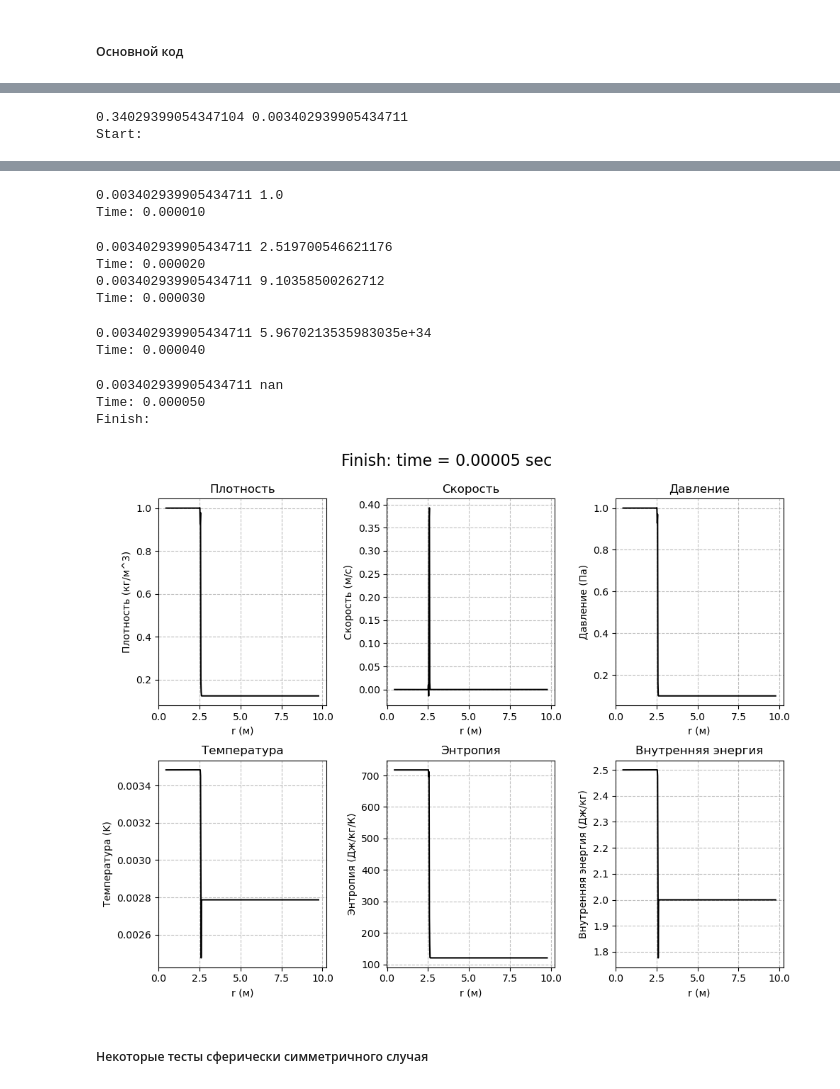
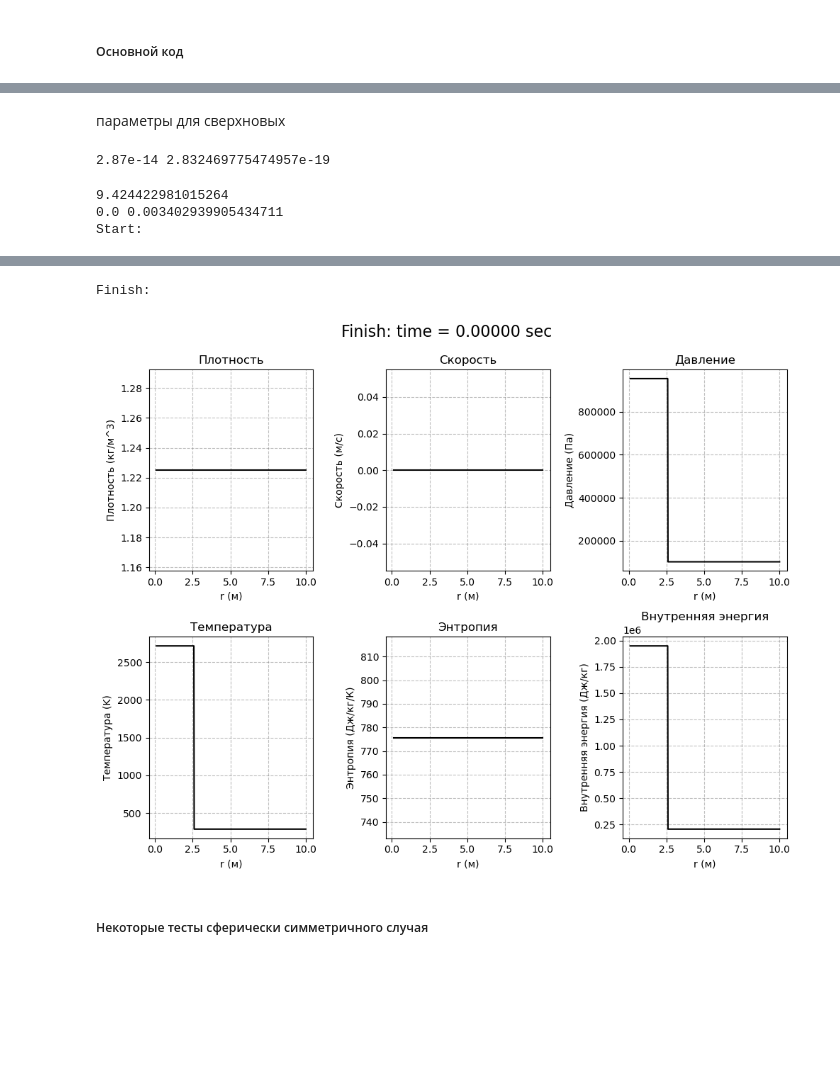
Before and after one commit to MathZIVota/Simulation-of-radio-emission-from-supernova-, a Jupyter notebook: cases/remnant/programs/RK4_fluids_basic Spheric.ipynb, the cells around one changed output, grey strips where cells are left out. Saved outputs shown, nothing was run; the diff lists cells and outputs as text; code cells hidden in the pictures; blank space fills up the shorter version.

Commit message:
ADD: warning - add section Sedov -> radioemission.tex, RK4__Spheric add parameters Sedov  explosion and supernovae explosion
While the text is in the file "radiosynch"

```diff
--- a/cases/remnant/programs/RK4_fluids_basic Spheric.ipynb
+++ b/cases/remnant/programs/RK4_fluids_basic Spheric.ipynb
@@ -113,3 +124,30 @@ def Visualization(r, rho, u, p, T, S, e, message : str, time):
+# %% [markdown]
+параметры для сверхновых
+# %%
+r_Min = 0.1 # м главное чтобы было много меньше расчетной области
+r_Bound = 4 * r_Min # область выделения энергии: r_Min < r_Bound <<
+r_Max = 1e9
+# 1e9 - 1e11(м)(несколько световых секунд) - для расчета первых секуд
+# 1e15(м)(0.1 светового года) - для моделирования дней и месяцев
+
+N_points = 1000 # для начала (но зависит от используемых размеров r_Max и требуемой точности)
+
+e_explosion = 1e37# Дж до 1e40...
+
+gamma = 1.4
+
+#p = e_explosion*(gamma - 1)/(4*np.pi*r_Min**3/3)
+
+rho_matter = 1e-18 # кг / м^3  до 1e-22.. (зависит от околозвездного вещества)
+
+# p = rho * R * T
+R = 287 # Дж / (кг*К)
+T = 100 # К от 10 до 100 в межзвездном веществе
+p = T * rho_matter * R
+
+print(p, p/p_atm)
+# %% [output]
+2.87e-14 2.832469775474957e-19
 # %%
 
 def calculate_temperature_and_entropy(rho, p, gamma):
@@ -122,21 +160,24 @@ def calculate_temperature_and_entropy(rho, p, gamma):
 
 def Initial_Conditional(r : list, n_points : int):
     """Установка начальных параметров."""
-    rho = np.ones(n_points)
+    rho_0 = 1.225 # кг/м^3
+    p_0 = 101325.0 # Па (атмосфера)
+
+    V_center = (4/3) * np.pi * r[0]**3
+    e_center = 1.0e4 # Дж
+    p_center = e_center * (gamma - 1) / V_center
+    r_bound = r[int(n_points / 4)]
+
+    rho = np.ones(n_points) * rho_0
     u = np.zeros(n_points)
-    p = np.ones(n_points)
+    p = np.ones(n_points) * p_0
+    p[r <= r_bound] = p_center
+
     T = np.ones(n_points)
     S = np.ones(n_points)
     e = np.ones(n_points)
 
-    r_bound = r[int(n_points/4)]
-    rho[r >= r_bound] = 0.125
-    u[r >= r_bound] = 0.0
-    p[r >= r_bound] = 0.1
     T, S, e = calculate_temperature_and_entropy(rho, p, gamma)
-   #rho[r >= r_bound] = 0.125
-    #u[r >= r_bound] = 0.0
-    #p[r >= r_bound] = 0.1
 
     return rho, u, p, T, S, e
 
@@ -247,8 +288,8 @@ def rk4_step(rho, u, p, r, dr, dt, gamma):
 
 # Инициализация сетки (сферическая геометрия)
 n_points = 500 # Количество точек
-r_min = 0.1    # Мин радиус
-r_max = 10.0    # Макс радиус
+r_min = 0.1    # Мин радиус (м)
+r_max = 10.0    # Макс радиус (м)
 r = np.linspace(r_min, r_max, n_points)  # Радиальная координата
 dr = r[1] - r[0]  # Шаг по радиусу
 
@@ -256,16 +297,18 @@ dr = r[1] - r[0]  # Шаг по радиусу
 gamma = 1.4 # Показатель адиабаты
 rho, u, p, T, S, e = Initial_Conditional(r, n_points)
 
-
+r, rho, u, p, T, S, e = Conversion_in_Dim_less_quantities(r, rho, u, p, T, S, e)
+print(max(p))
 # ----------- Временные параметры -----------
 t      = 0.0
-t_end_dim  = 0.001 #  В секундах
+t_end_dim  = 0.0 #  В секундах
 cfl    = 0.4     # CFL number (adjust as needed)
 dt_dim     = 1.0e-5 # Initial time step (adjust as needed)
 t_end, dt = ConversionTime_in_Dim_less(np.array([t_end_dim, dt_dim]))
 print(t_end, dt)
 
 Visualization(r, rho, u, p, T, S, e, 'Start', t)
+
 #  ----------- Основной цикл времени -----------
 while t < t_end:
     # Ограничение шага по времени (теперь с размерной скоростью звука)
@@ -287,5 +330,6 @@ r, rho, u, p, T, S, e = Conversion_in_Dim_quantities(r, rho, u, p, T, S, e)
 Visualization(r, rho, u, p, T, S, e, 'Finish', ConversionTime_in_Dim(t))
 r = np.linspace(r_min, r_max, n_points)
 # %% [output]
-0.34029399054347104 0.003402939905434711
+9.424422981015264
+0.0 0.003402939905434711
 Start:
@@ -293,15 +337,5 @@ Start:
-0.003402939905434711 1.0
-Time: 0.000010
+Finish:
-0.003402939905434711 2.519700546621176
-Time: 0.000020
-0.003402939905434711 9.10358500262712
-Time: 0.000030
-0.003402939905434711 5.9670213535983035e+34
-Time: 0.000040
-0.003402939905434711 nan
-Time: 0.000050
-Finish:
-[figure, old version]
+[figure, new version]
 # %% [markdown]
 ##### Некоторые тесты сферически симметричного случая
 # %% [markdown]
```
Also changed, not shown: parts of 3 cells of this notebook, 5 other files.
